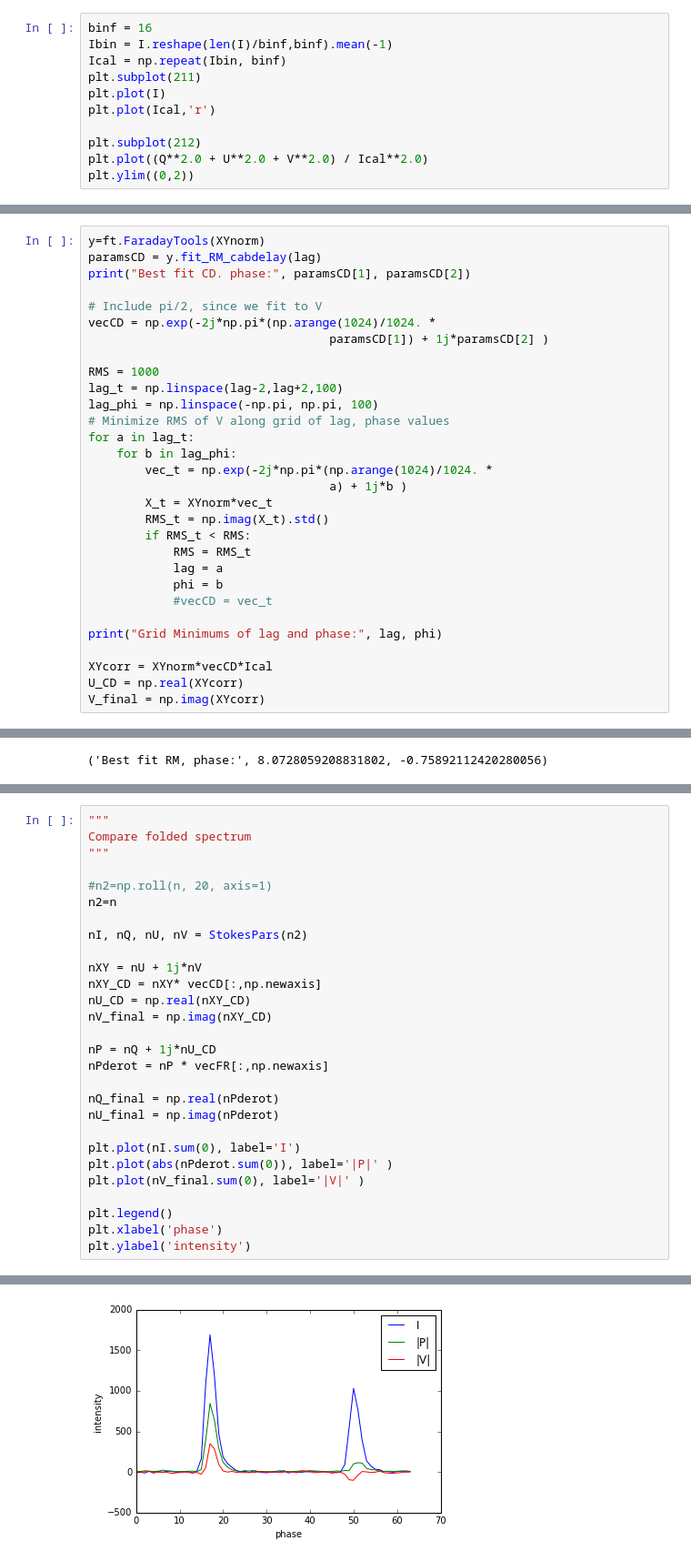
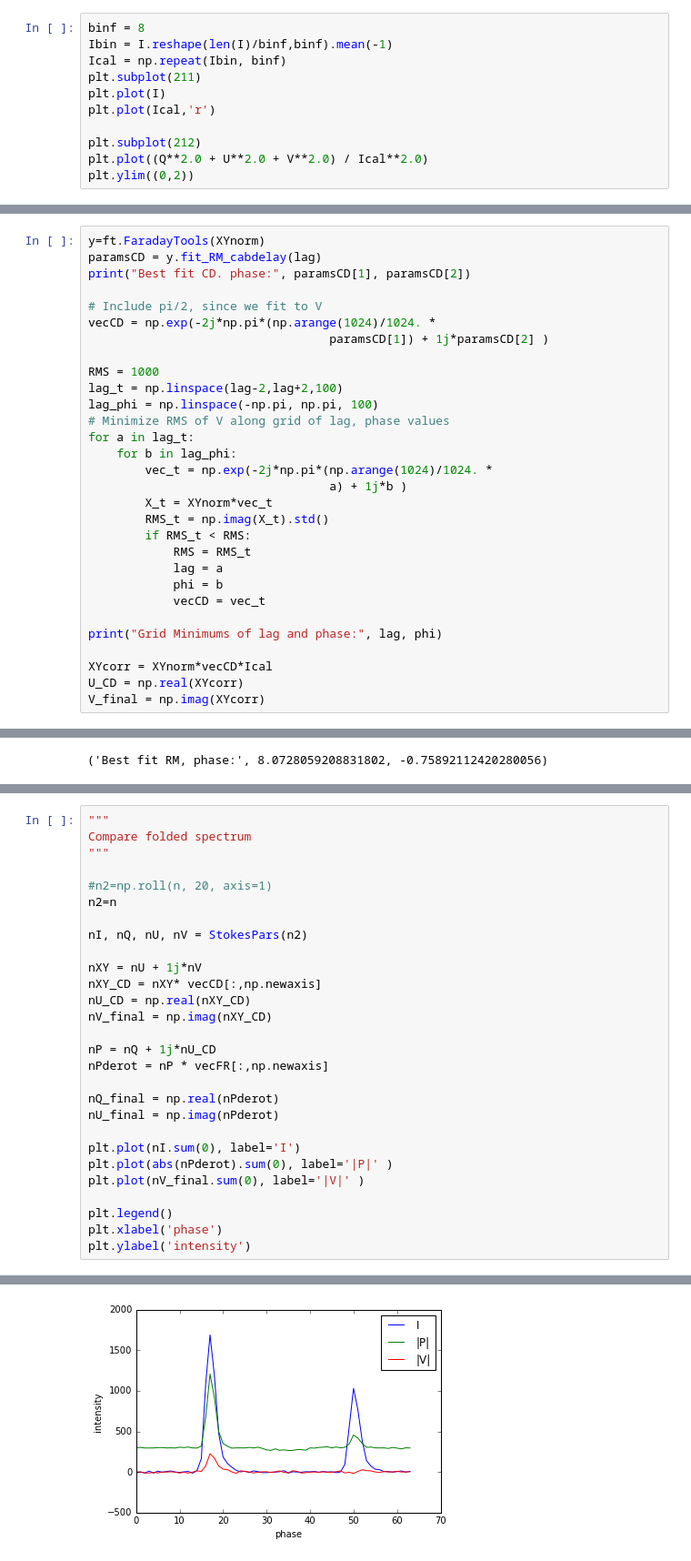
Before and after one commit to ramain/scint_analysis, a Jupyter notebook: polarization/PolarizationTest-Simulate-Copy0.ipynb, the cells around one changed output, grey strips where cells are left out. Shown: that part at 91% size. Saved outputs shown, nothing was run; the diff lists cells and outputs as text.

```diff
--- a/polarization/PolarizationTest-Simulate-Copy0.ipynb
+++ b/polarization/PolarizationTest-Simulate-Copy0.ipynb
@@ -85,7 +86,7 @@ plt.ylabel('P phi')
 <matplotlib.text.Text at 0x...>
 [figure]
 # %%
-binf = 16
+binf = 8
 Ibin = I.reshape(len(I)/binf,binf).mean(-1)
 Ical = np.repeat(Ibin, binf)
 plt.subplot(211)
@@ -139,7 +140,7 @@ for a in lag_t:
             RMS = RMS_t
             lag = a
             phi = b
-            #vecCD = vec_t
+            vecCD = vec_t
 
 print("Grid Minimums of lag and phase:", lag, phi)
 
@@ -246,34 +247,34 @@ plt.plot(freq,V_final)
 # %%
 """
 Compare folded spectrum
 """
 
 #n2=np.roll(n, 20, axis=1)
 n2=n
 
 nI, nQ, nU, nV = StokesPars(n2)
 
 nXY = nU + 1j*nV
 nXY_CD = nXY* vecCD[:,np.newaxis]
 nU_CD = np.real(nXY_CD)
 nV_final = np.imag(nXY_CD)
 
 nP = nQ + 1j*nU_CD
 nPderot = nP * vecFR[:,np.newaxis]
 
 nQ_final = np.real(nPderot)
 nU_final = np.imag(nPderot)
 
 plt.plot(nI.sum(0), label='I')
-plt.plot(abs(nPderot.sum(0)), label='|P|' )
+plt.plot(abs(nPderot).sum(0), label='|P|' )
 plt.plot(nV_final.sum(0), label='|V|' )
 
 plt.legend()
 plt.xlabel('phase')
 plt.ylabel('intensity')
 # %% [output]
 <matplotlib.text.Text at 0x...>
-[figure, old version]
+[figure, new version]
 # %%
 """
 Look at polarization angle
```
Also changed, not shown: parts of 9 cells of this notebook, 8 other files.
